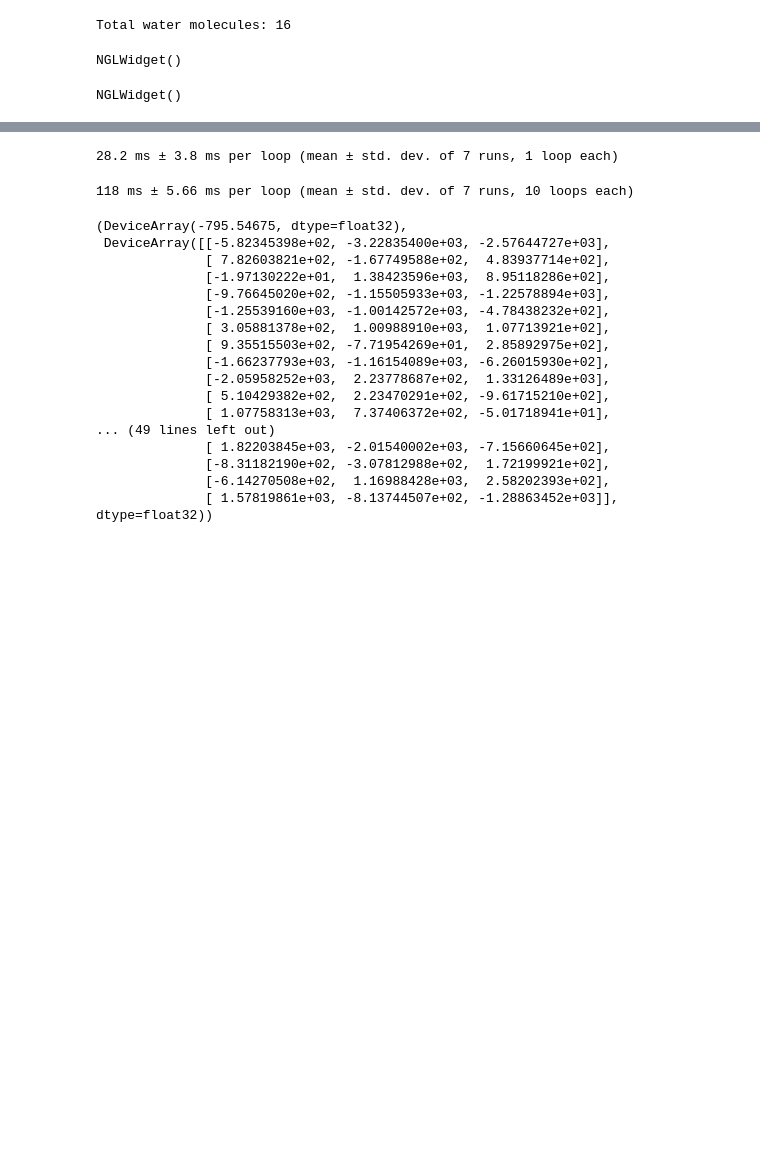
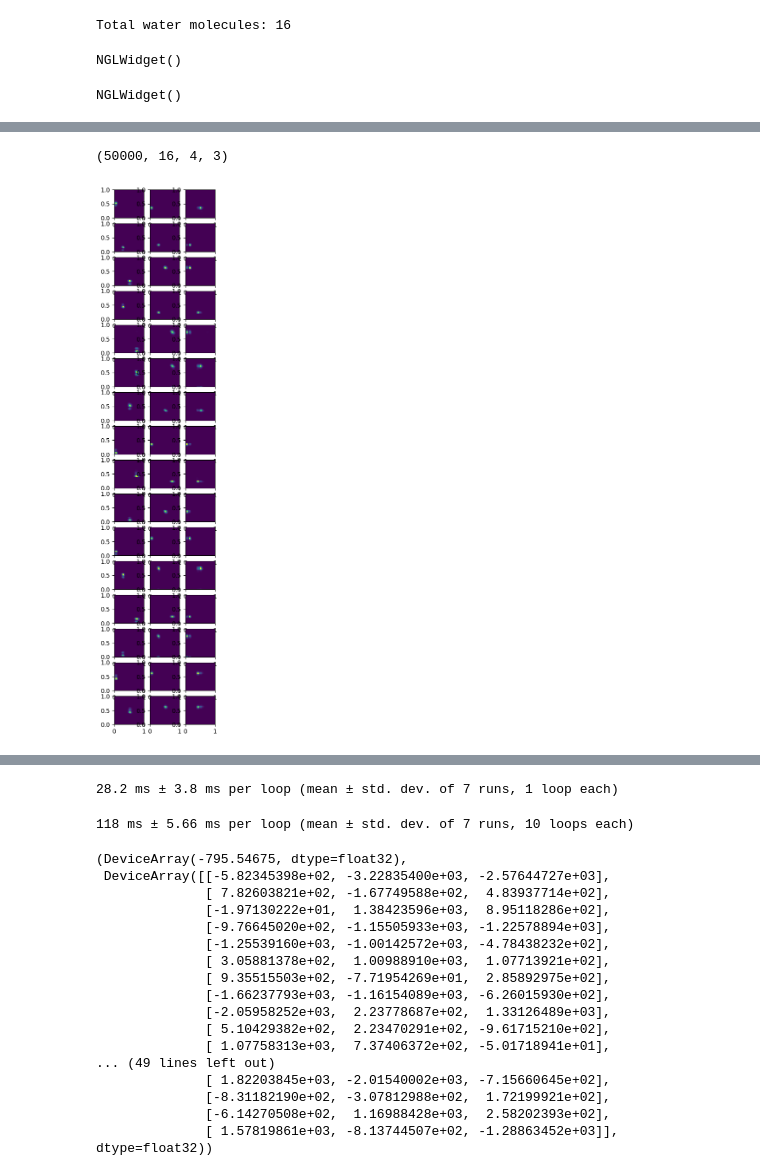
Before and after one commit to noegroup/rigid-flows, a Jupyter notebook: data/water/water_analysis.ipynb, the cells around one changed output, grey strips where cells are left out. Saved outputs shown, nothing was run; the diff lists cells and outputs as text; code cells hidden in the pictures; blank space fills up the shorter version.

```diff
--- a/data/water/water_analysis.ipynb
+++ b/data/water/water_analysis.ipynb
@@ -68,7 +69,7 @@ seed = 42
 # set PRNG key chain
 chain = flox.util.key_chain(seed)
 # %%
-data = np.load("./data-iceIh_tip4pew-T270.npz")
+data = np.load("./data/water/md.npz")
 # %%
 data["positions"].shape
 # %% [output]
@@ -292,4 +244,0 @@ box_cov = np.array([[ 0.00124461, -0.00053213, -0.00029769],
-# %%
-%%timeit
-for i in range(100):
-    energy(pos, box * np.eye(3))
@@ -297,0 +247,14 @@ for i in range(100):
+# %%
+p_.shape
+# %% [output]
+(50000, 16, 4, 3)
+# %%
+import itertools as it
+
+
+plt.figure(figsize=(3, 16))
+for k, (l, (i, j)) in enumerate(it.product(range(16), it.combinations(range(3), 2)), start=1):
+    plt.subplot(16, 3, k)
+    plt.hist2d(p[..., l, i], p[..., l, j], bins=40, range=((0, 1), (0, 1)))
+# %% [output]
+[figure, added]
```
Also changed, not shown: parts of 27 cells of this notebook, 3 other files.
